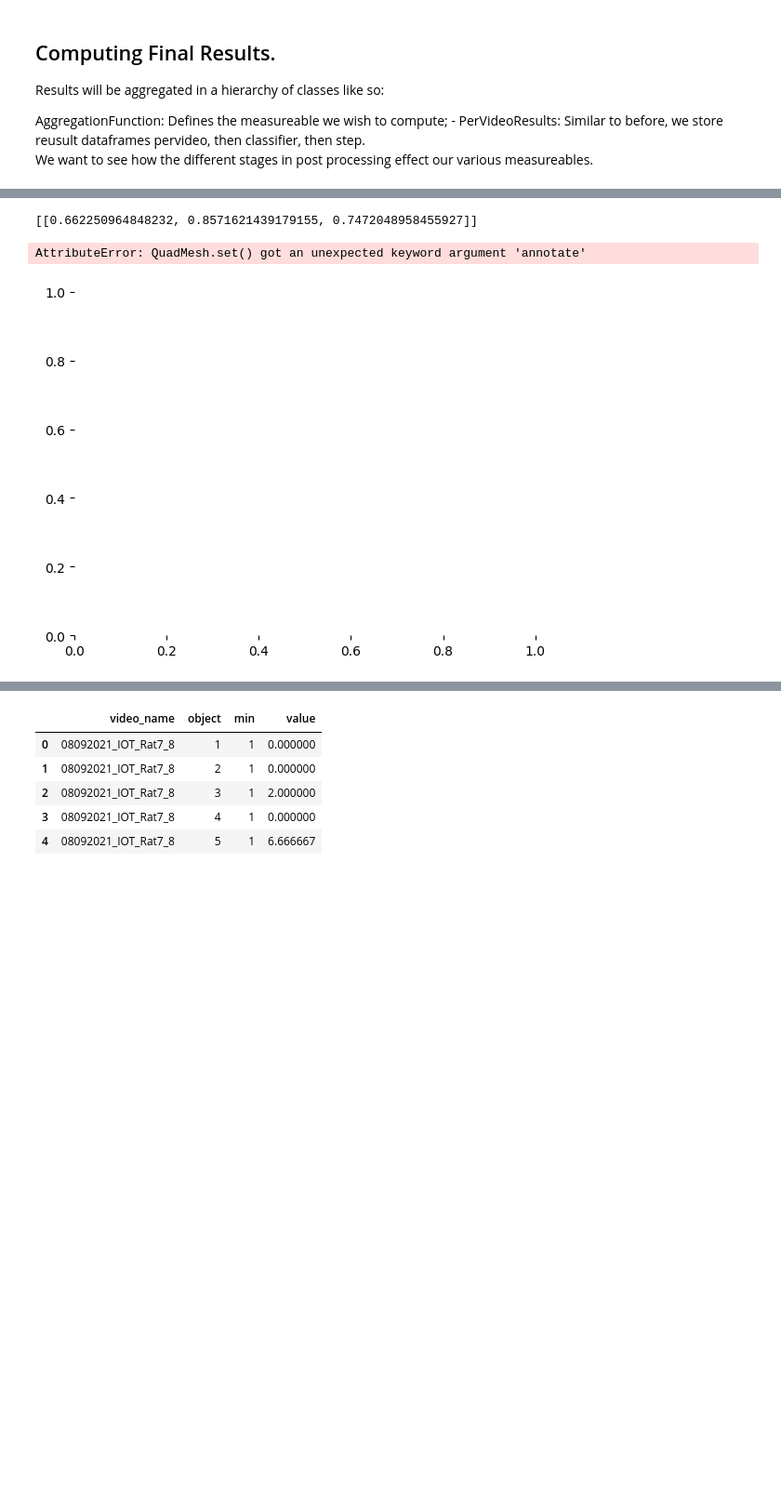
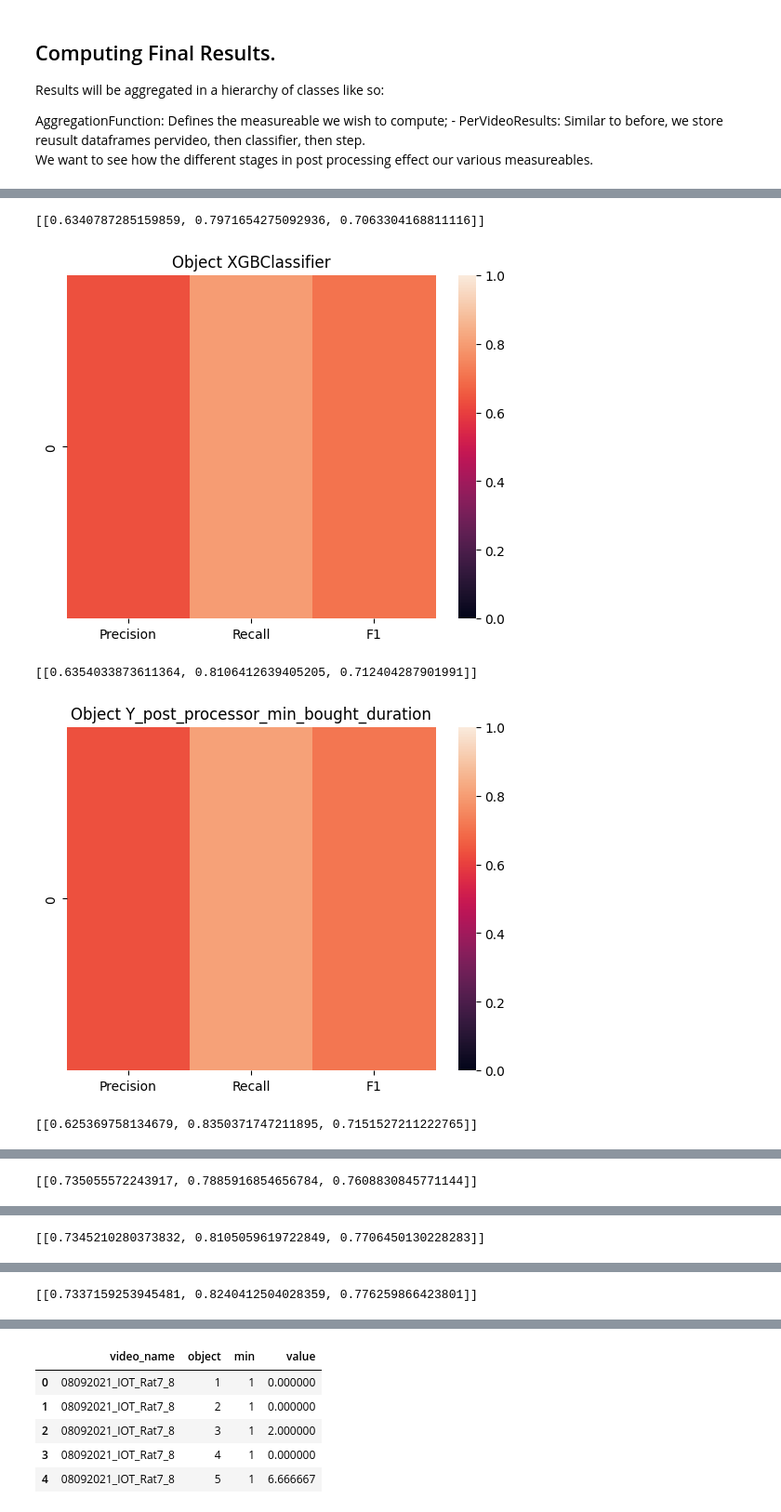
Before and after one commit to HowlandLab/DIBS, a Jupyter notebook: hackathon_sept_2022/October2022-Ilne-paper-analysis.ipynb, the cells around one changed output, grey strips where cells are left out. Shown at 93% size. Cells and saved outputs as stored; diff of their text form; code cells hidden in the pictures; blank space fills up the shorter version.

Commit message:
more notebook changes, models are split object/odour now

```diff
--- a/hackathon_sept_2022/October2022-Ilne-paper-analysis.ipynb
+++ b/hackathon_sept_2022/October2022-Ilne-paper-analysis.ipynb
@@ -492,6 +464,9 @@ Now we have a trained model.  We're going to define some post-processing functio
 and labels after Kleinburg Filtering).  Then we will calculate classifier performance at each of these steps.
 Finally we will calculate total interaction times for each video, then aggregate the results per animal, per treatment group, and per object.
 # %%
+import numpy as np
+import math
+
 def kleinberg(offsets: np.ndarray, s=2, gamma=1):
     """ TODO: Cite/give credit to Simba devs for implementation"""
     if s <= 1:
@@ -735,8 +710,10 @@ def get_classifier_desc(clf):
         raise NotImplementedError(f'Do not have a classifier description extractor defined for {clf.__class__.__name__} models')
 
 # Store the results of applying the base classifier to the data
-
-def record_results(dataset):
+def run_model_and_record_results(dataset, clf=None, precomputed_y_preds=None):
+    assert not (clf and precomputed_y_preds), 'If clf is provided it will be used to compute y predictions, otherwise you can provide "precomputed_y_preds".  You can not provide both.  Pick one'
+    assert clf or precomputed_y_preds, 'You most provide one of "clf" or "precomputed_y_preds"'
+    # precomputed_y_preds must be a dictionary of video_names -> np.ndarray of y predictions.
     for per_video_data in dataset.per_video_data_classes:
         X = per_video_data.X
         y_pred = clf.predict(X)
@@ -746,8 +723,10 @@ def record_results(dataset):
         y_pred = Y_post_processor_min_bought_duration(y_pred)
         per_video_data.apply_and_record_postprocessing_step(classifier_desc, Y_post_processor_min_bought_duration, y_pred)
         y_pred = Y_post_processor_klienberg_filtering(y_pred)
-        per_video_data.apply_and_record_postprocessing_step(Y_post_processor_klienberg_filtering, y_pred)
+        per_video_data.apply_and_record_postprocessing_step(classifier_desc, Y_post_processor_klienberg_filtering, y_pred)
+
         print('Recorded data for:', per_video_data)
+
 
 
 run_model_and_record_results(training_odour_dataset, xgb_odour_clf)
@@ -1109,40 +1205,49 @@ NameError: name 'simba_clf' is not defined
 # %%
 def classification_report(y_true, y_pred=None, clf=None, X_data=None, title=''):
     assert (clf and X_data) or y_pred
     assert not((clf or X_data) and y_pred)
     # Make a heat map of classifier measures.
     if clf:
         y_pred = clf.predict(X_data)
     f1_data: PartialResults = build_partial_result(y_true, y_pred)
     # We actually don't care about the f1 score on the majority class.  Will only report class(es) of interest.
     # TODO: We're going to include the confusion matrix as a subplot!
     plot_data = [[f1_data.precision, f1_data.recall, f1_data.f1]]
     import matplotlib.pyplot as plt
     import seaborn as sns
     print(plot_data)
     columns = ['Precision', 'Recall', 'F1']
     data = pd.DataFrame(plot_data, columns=columns)
-    sns.heatmap(data, vmin=0.0, vmax=1.0, annotate=True)
+    # sns.heatmap(data, vmin=0.0, vmax=1.0, annotate=True)
+    ax = plt.axes()
+    sns.heatmap(data, vmin=0.0, vmax=1.0) #, annotate=True)
+    ax.set_title(title)
     plt.show()
     # plt.xticks(range(len(columns)), columns)
     # plt.yticks([])
     # plt.imshow(plot_data, cmap='Greens', vmin=0.0, vmax=1.0, annotate=True)
     # plt.show()
 
-y_true = []
-from collections import OrderedDict
-y_preds = OrderedDict() # Will be a list with each step of processing in it
-for video_data in holdout_dataset.per_video_data_classes:
-    y_true.extend(video_data.y_binary)
-    # TODO: Might be easier to make a class for holding results of all types that has this get_classifier_desc as a method
-    for step_name, data_thing in video_data.model_result_labels[get_classifier_desc(xgb_clf)].items():
-        if step_name not in y_preds:
-            y_preds[step_name] = []
-        y_preds[step_name].extend(data_thing.y_binary)
+for holdout_dataset, xgb_clf, task_name in [
+        (holdout_object_dataset, xgb_object_clf, 'Object'),
+        (holdout_odour_dataset, xgb_odour_clf, 'Odour'),
+    ]:
+    y_true = []
+    from collections import OrderedDict
+    y_preds = OrderedDict() # Will be a list with each step of processing in it
+    for video_data in holdout_dataset.per_video_data_classes:
+        y_true.extend(video_data.y_binary)
+        # TODO: Might be easier to make a class for holding results of all types that has this get_classifier_desc as a method
+        for step_name, data_thing in video_data.model_result_labels[get_classifier_desc(xgb_clf)].items():
+            if step_name not in y_preds:
+                y_preds[step_name] = []
+            y_preds[step_name].extend(data_thing.y_binary)
 
-for step_name, y_pred in y_preds.items():
-    classification_report(y_true, y_pred, title=step_name)
+    for step_name, y_pred in y_preds.items():
+        classification_report(y_true, y_pred, title=task_name + ' ' + step_name)
 # %% [output]
-[[0.662250964848232, 0.8571621439179155, 0.7472048958455927]]
+[[0.6340787285159859, 0.7971654275092936, 0.7063304168811116]]
+[figure, new version]
-AttributeError: QuadMesh.set() got an unexpected keyword argument 'annotate'
+[[0.6354033873611364, 0.8106412639405205, 0.712404287901991]]
-[figure, old version]
+[figure, added]
+[[0.625369758134679, 0.8350371747211895, 0.7151527211222765]]
@@ -1148,0 +1255 @@ AttributeError: QuadMesh.set() got an unexpected keyword argument 'annotate'
+[[0.735055572243917, 0.7885916854656784, 0.7608830845771144]]
@@ -1148,0 +1257 @@ AttributeError: QuadMesh.set() got an unexpected keyword argument 'annotate'
+[[0.7345210280373832, 0.8105059619722849, 0.7706450130228283]]
@@ -1148,0 +1259 @@ AttributeError: QuadMesh.set() got an unexpected keyword argument 'annotate'
+[[0.7337159253945481, 0.8240412504028359, 0.776259866423801]]
```
Also changed, not shown: parts of 11 cells of this notebook.
